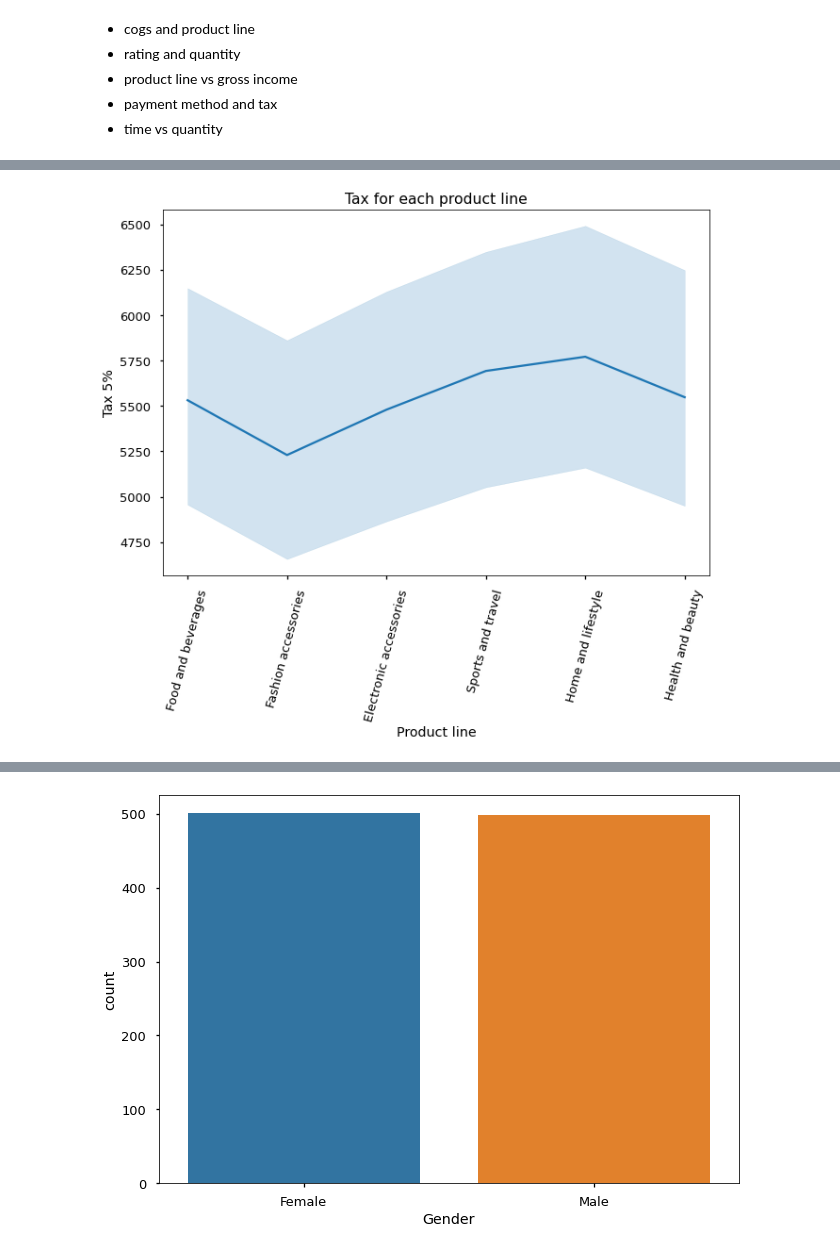
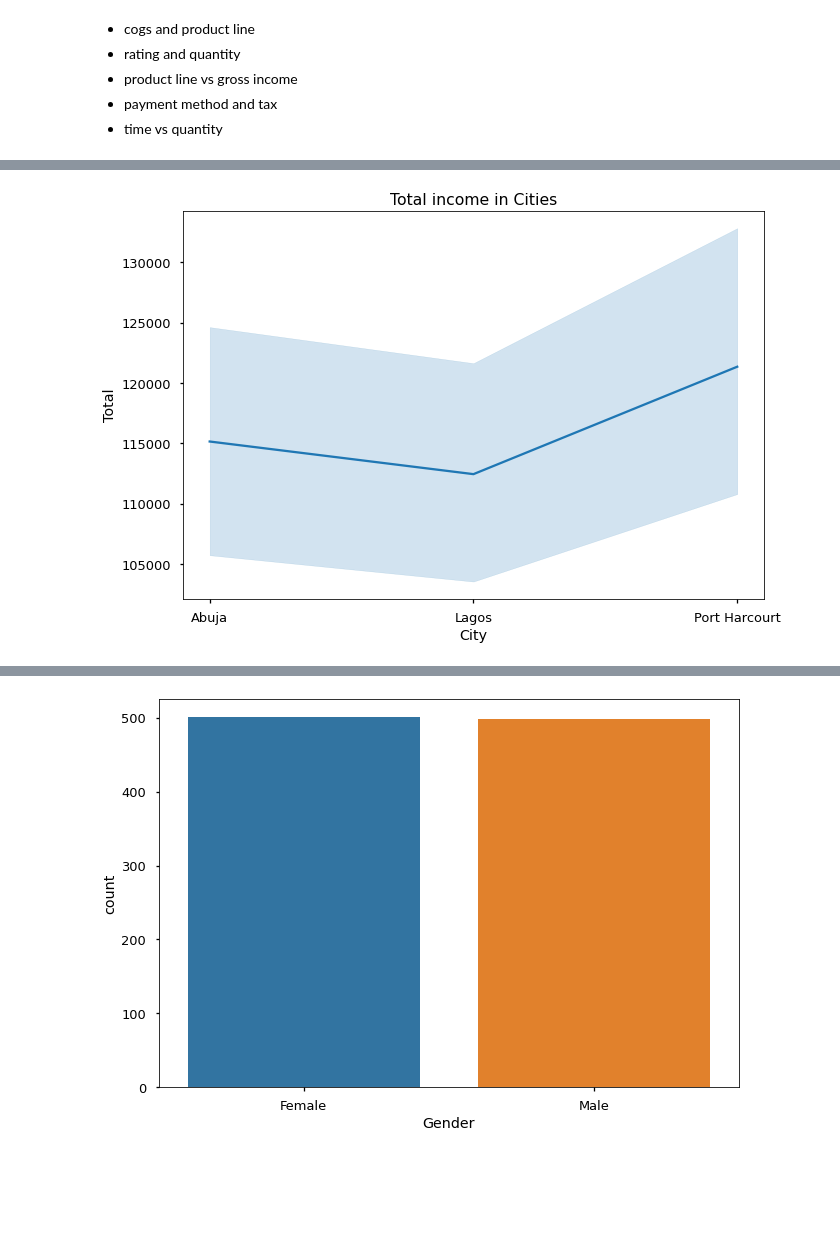
Before and after one commit to Grace2705/Data-Analysis-Project, a Jupyter notebook: Starter_notebook.ipynb, the cells around one changed output, grey strips where cells are left out. Saved outputs shown, nothing was run; the diff lists cells and outputs as text; code cells hidden in the pictures; blank space fills up the shorter version.

```diff
--- a/Starter_notebook.ipynb
+++ b/Starter_notebook.ipynb
@@ -619,7 +696,6 @@ plt.show()
 # %%
-sns.lineplot(x = 'Product line', y = 'Tax 5%', data = merged)
-plt.title('Tax for each product line')
-plt.xticks(rotation = 75)
+sns.lineplot(x = 'City', y = 'Total', data = merged)
+plt.title('Total income in Cities')
 plt.show()
 # %% [output]
-[figure, old version]
+[figure, new version]
```
Also changed, not shown: parts of 26 cells of this notebook, 2 other files.
